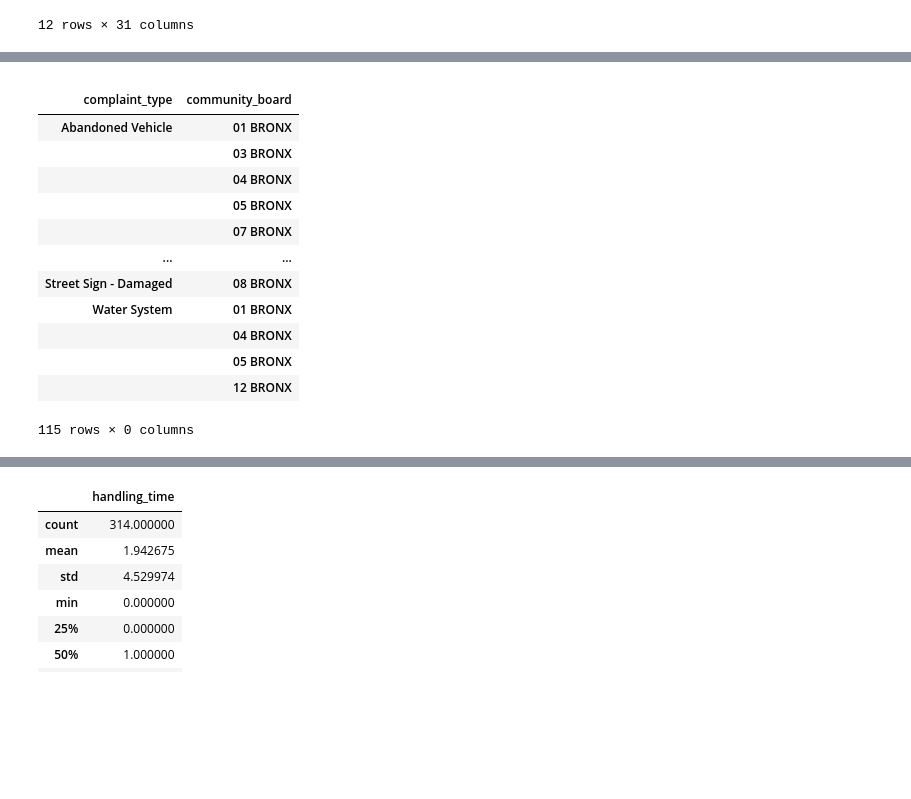
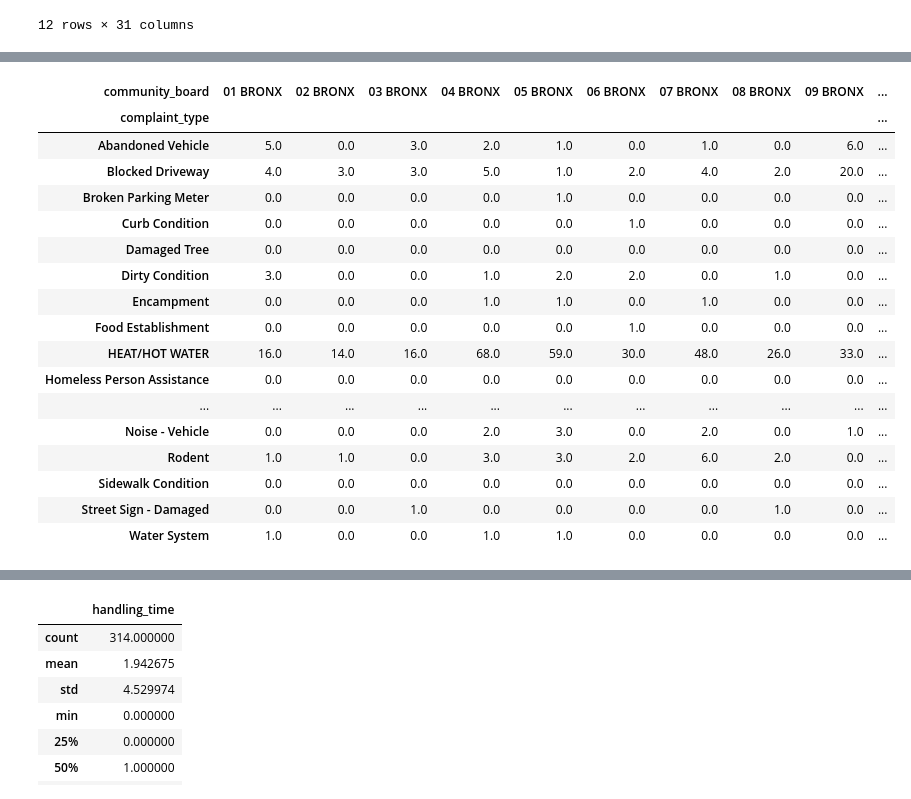
Before and after one commit to berryny/escooterdata, a Jupyter notebook: 311_The_Bronx_E_Scooter.ipynb, the cells around one changed output, grey strips where cells are left out. Cells and saved outputs as stored; diff of their text form; code cells hidden in the pictures; blank space fills up the shorter version.

```diff
--- a/311_The_Bronx_E_Scooter.ipynb
+++ b/311_The_Bronx_E_Scooter.ipynb
@@ -190,19 +218,23 @@ alt.Chart(df2).mark_bar().encode(
 # %%
-# 311 complaints using the mobile app
+# 311 complaints using the mobile app in The Bronx
 mf = pd.DataFrame(open_data_channel_type_mobile_data)
-mf[["complaint_type", "community_board"]].groupby(["complaint_type", "community_board"]).count()
+mf[["complaint_type", "community_board"]].groupby(["complaint_type", "community_board"]).value_counts().unstack().fillna(0)
 # %% [output]
-|  |  |
-| complaint_type | community_board |
-| Abandoned Vehicle | 01 BRONX |
-|  | 03 BRONX |
-|  | 04 BRONX |
-|  | 05 BRONX |
-|  | 07 BRONX |
-| ... | ... |
-| Street Sign - Damaged | 08 BRONX |
-| Water System | 01 BRONX |
-|  | 04 BRONX |
-|  | 05 BRONX |
-|  | 12 BRONX |
+| community_board | 01 BRONX | 02 BRONX | 03 BRONX | 04 BRONX | 05 BRONX | 06 BRONX | 07 BRONX | 08 BRONX | 09 BRONX | ... |
+| complaint_type |  |  |  |  |  |  |  |  |  | ... |
+| Abandoned Vehicle | 5.0 | 0.0 | 3.0 | 2.0 | 1.0 | 0.0 | 1.0 | 0.0 | 6.0 | ... |
+| Blocked Driveway | 4.0 | 3.0 | 3.0 | 5.0 | 1.0 | 2.0 | 4.0 | 2.0 | 20.0 | ... |
+| Broken Parking Meter | 0.0 | 0.0 | 0.0 | 0.0 | 1.0 | 0.0 | 0.0 | 0.0 | 0.0 | ... |
+| Curb Condition | 0.0 | 0.0 | 0.0 | 0.0 | 0.0 | 1.0 | 0.0 | 0.0 | 0.0 | ... |
+| Damaged Tree | 0.0 | 0.0 | 0.0 | 0.0 | 0.0 | 0.0 | 0.0 | 0.0 | 0.0 | ... |
+| Dirty Condition | 3.0 | 0.0 | 0.0 | 1.0 | 2.0 | 2.0 | 0.0 | 1.0 | 0.0 | ... |
+| Encampment | 0.0 | 0.0 | 0.0 | 1.0 | 1.0 | 0.0 | 1.0 | 0.0 | 0.0 | ... |
+| Food Establishment | 0.0 | 0.0 | 0.0 | 0.0 | 0.0 | 1.0 | 0.0 | 0.0 | 0.0 | ... |
+| HEAT/HOT WATER | 16.0 | 14.0 | 16.0 | 68.0 | 59.0 | 30.0 | 48.0 | 26.0 | 33.0 | ... |
+| Homeless Person Assistance | 0.0 | 0.0 | 0.0 | 0.0 | 0.0 | 0.0 | 0.0 | 0.0 | 0.0 | ... |
+| ... | ... | ... | ... | ... | ... | ... | ... | ... | ... | ... |
+| Noise - Vehicle | 0.0 | 0.0 | 0.0 | 2.0 | 3.0 | 0.0 | 2.0 | 0.0 | 1.0 | ... |
+| Rodent | 1.0 | 1.0 | 0.0 | 3.0 | 3.0 | 2.0 | 6.0 | 2.0 | 0.0 | ... |
+| Sidewalk Condition | 0.0 | 0.0 | 0.0 | 0.0 | 0.0 | 0.0 | 0.0 | 0.0 | 0.0 | ... |
+| Street Sign - Damaged | 0.0 | 0.0 | 1.0 | 0.0 | 0.0 | 0.0 | 0.0 | 1.0 | 0.0 | ... |
+| Water System | 1.0 | 0.0 | 0.0 | 1.0 | 1.0 | 0.0 | 0.0 | 0.0 | 0.0 | ... |
-115 rows × 0 columns
```
Also changed, not shown: parts of 20 cells of this notebook.
